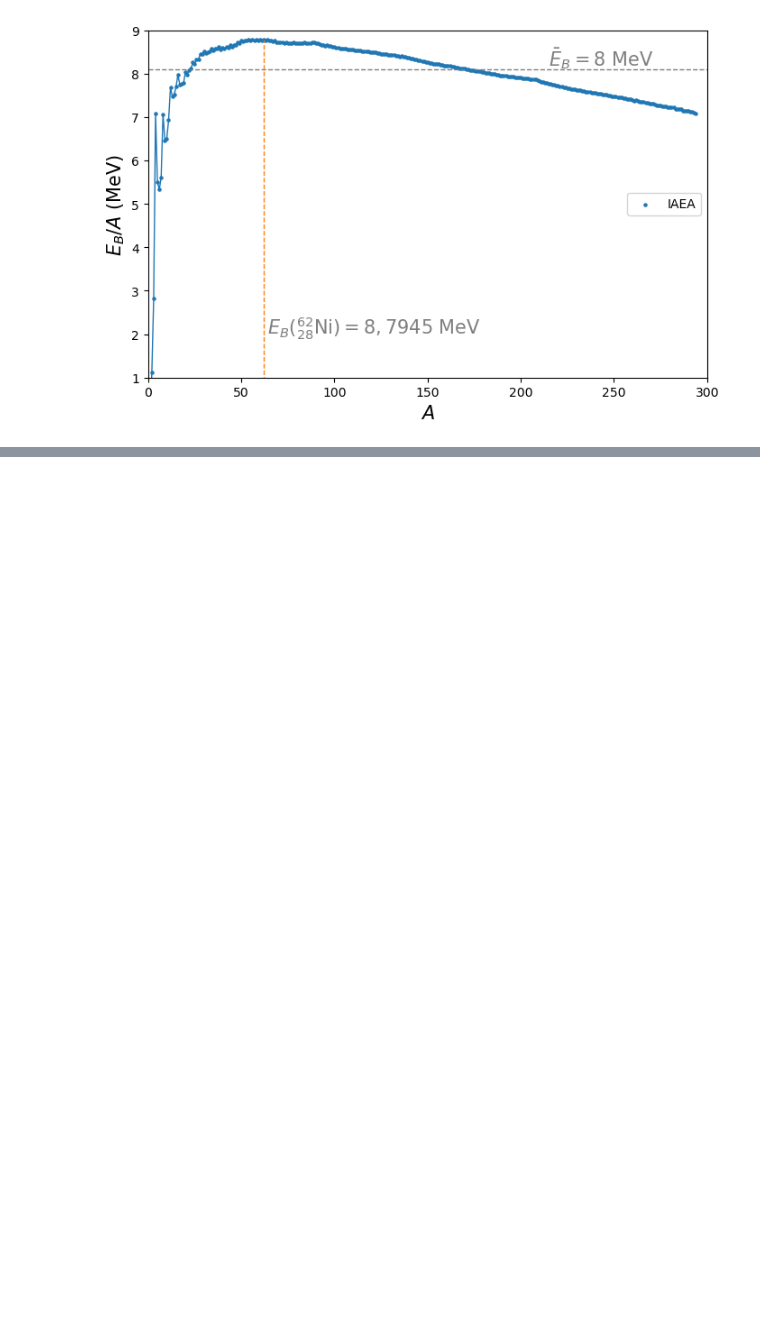
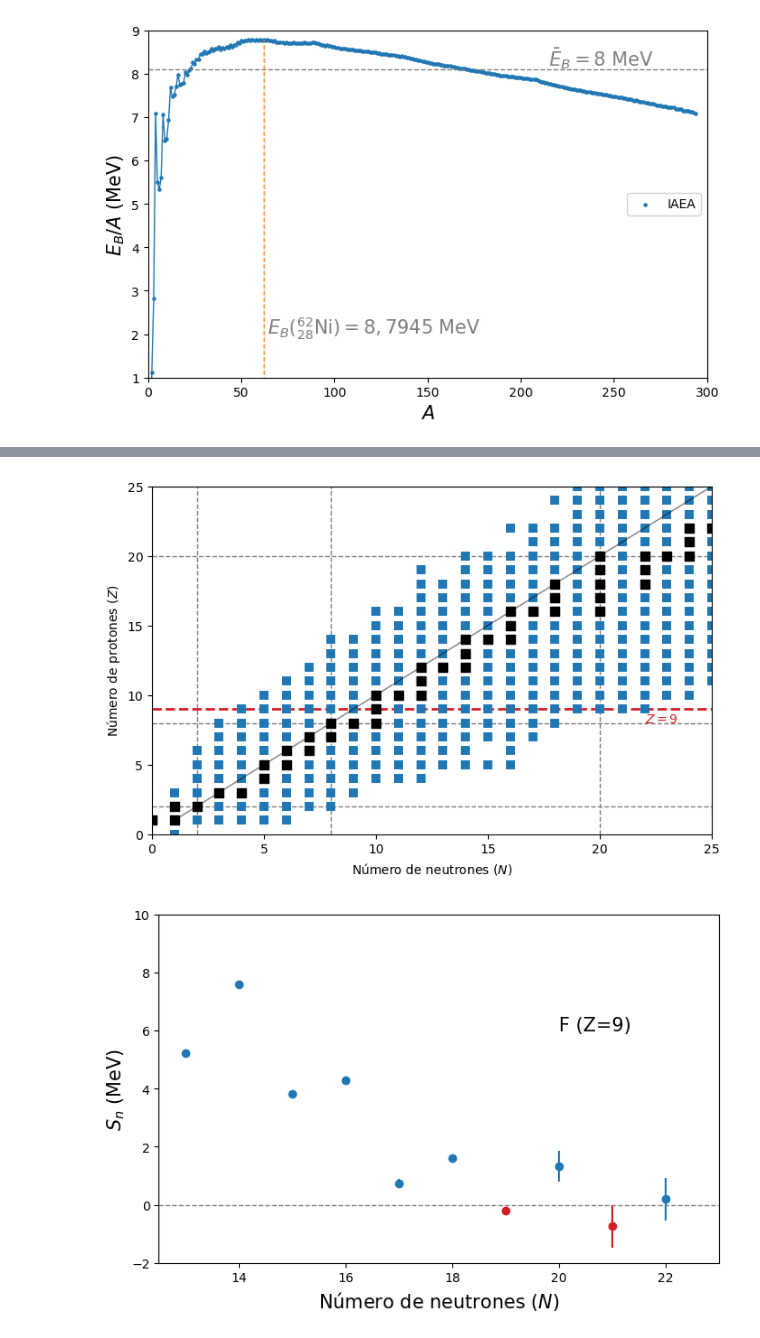
Before and after one commit to cefera/FNyP, a Jupyter notebook: Notebooks/Tema1.ipynb, the cells around one changed output, grey strips where cells are left out. Saved outputs shown, nothing was run; the diff lists cells and outputs as text; code cells hidden in the pictures; blank space fills up the shorter version.

```diff
--- a/Notebooks/Tema1.ipynb
+++ b/Notebooks/Tema1.ipynb
@@ -248,0 +313,55 @@ plt.show()
+# %%
+dfF = df.query('z==9')
+dfFAp = dfF.dropna(subset=['sp', 'unc_sp'])
+dfFAn = dfF.dropna(subset=['sn', 'unc_sn'])
+
+df1 = dfFAp.loc[(dfFAp['sp'] >= 0)]
+df2 = dfFAp.loc[(dfFAp['sp'] < 0)]
+
+df3 = dfFAn.loc[(dfFAn['sn'] >= 0)]
+df4 = dfFAn.loc[(dfFAn['sn'] < 0)]
+
+fig, ax = plt.subplots(nrows=1, ncols=1, figsize=(8,5))
+ax.set_xlabel(r'Número de neutrones ($N$)')
+ax.set_ylabel(r'Número de protones ($Z$)')
+ax.set_xlim((0,25))
+ax.set_ylim((0,25))
+plt.hlines( [2,8,20,28,50,126], 0, 190,colors=jpac_color[9], lw=1., linestyles='dashed',zorder=0)
+plt.vlines( [2,8,20,28,50,82,126], 0, 125,colors=jpac_color[9], lw=1., linestyles='dashed',zorder=0)
+plt.hlines( 9, 0, 25,colors=jpac_color[1], lw=2, linestyles='dashed',zorder=0)
+ax.plot(x,x,'-',lw=1,color=jpac_color[10],alpha=0.5)
+y = np.linspace(20,125,100)
+ax.text(22,8,r'$Z=9$',c=jpac_color[1],fontsize=10)
+ax.scatter(df['n'],df['z'],marker='s',s=50, c=jpac_color[0],edgecolors='white',lw=0.05)
+ax.scatter(df_es['n'],df_es['z'],marker='s',s=50, c=jpac_color[10],zorder=1)
+plt.show()
+#fig.savefig('ValleEstabilidadIAEA_ZOOM.pdf', bbox_inches='tight')
+
+fig = plt.figure(figsize=(8,5))
+plt.xlabel(r'Número de neutrones ($N$)',fontsize=15)
+plt.ylabel(r'$S_n$ (MeV)',fontsize=15)
+plt.ylim((-2,10))
+plt.xlim((12.5,23))
+plt.hlines(0,12.5,23.,colors=jpac_color[9], lw=1., linestyles='dashed')
+plt.errorbar(df3['n'], df3['sn']/1000,yerr=df3['unc_sn']/1000,fmt='o',c=jpac_color[0])
+plt.errorbar(df4['n'], df4['sn']/1000,yerr=df4['unc_sn']/1000,fmt='o',c=jpac_color[1])
+plt.text(20,6,'F (Z=9)',c=jpac_color[10],fontsize=15)
+plt.show()
+#fig.savefig('driplineN.pdf', bbox_inches='tight')
+
+fig = plt.figure(figsize=(8,5))
+plt.xlabel(r'Número de neutrones ($N$)',fontsize=15)
+plt.ylabel(r'$S_p$ (MeV)',fontsize=15)
+plt.ylim((-2,20))
+plt.xlim((3.5,20.5))
+plt.hlines(0,3.5,20.5,colors=jpac_color[9], lw=1., linestyles='dashed')
+plt.errorbar(df1['n'], df1['sp']/1000,yerr=df1['unc_sp']/1000,fmt='o',c=jpac_color[0])
+plt.errorbar(df2['n'], df2['sp']/1000,yerr=df2['unc_sp']/1000,fmt='o',c=jpac_color[1])
+plt.plot([7,7.85],[1.5,0.8],'-',lw=1,c=jpac_color[10])
+plt.text(5,1.6,'drip line',c=jpac_color[10],fontsize=12)
+plt.text(16,6,'F (Z=9)',c=jpac_color[10],fontsize=15)
+plt.show()
+#fig.savefig('driplineP.pdf', bbox_inches='tight')
+# %% [output]
+[figure, added]
+[figure, added]
```
Also changed, not shown: parts of 12 cells of this notebook, 5 other files.
